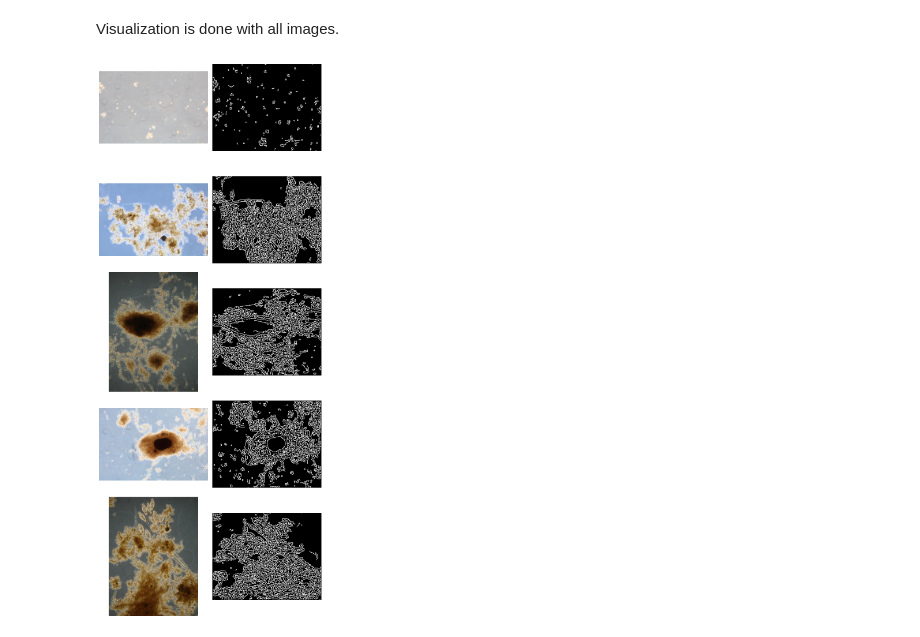
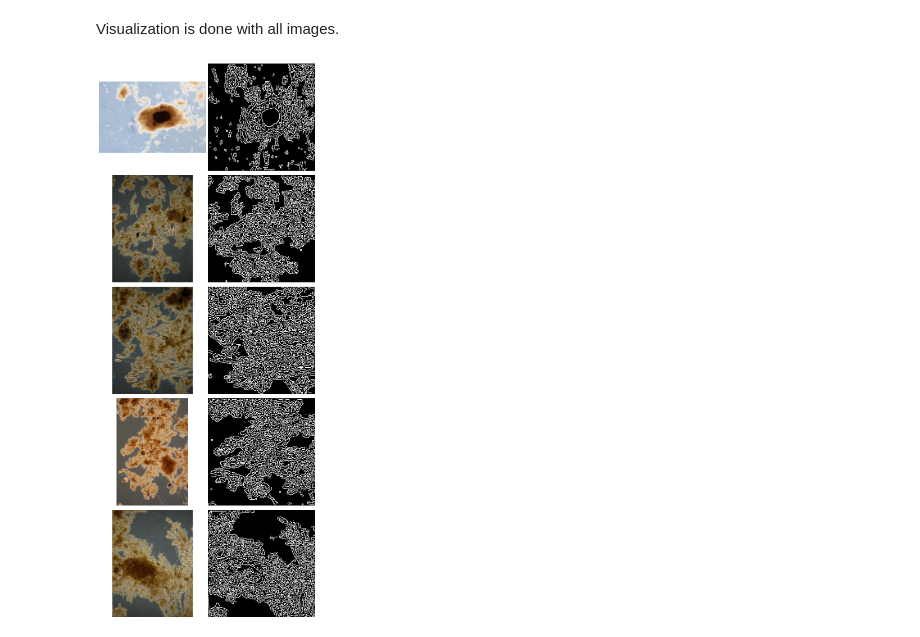
Before and after one commit to LoesVerhaeghe/simple-image-dim-reduction, a Jupyter notebook: scripts/zurich/UMAP.ipynb, the cells around one changed output. Saved outputs shown, nothing was run; the diff lists cells and outputs as text; code cells hidden in the pictures.

Commit message:
optimized UMAP zurich

```diff
--- a/scripts/zurich/UMAP.ipynb
+++ b/scripts/zurich/UMAP.ipynb
@@ -11,12 +11,12 @@ Visualization is done with all images.
 # %%
 #Load and preprocess images (edge detection + flatten)
 image_folder = r'C:\Users\lover37\OneDrive - Université Laval\Documenten_Loes\data\data_plant_zurich\Mikroskopie_structured'
 TSS_file = r'C:\Users\lover37\OneDrive - Université Laval\Documenten_Loes\data\data_plant_zurich\SST_TSS.csv'
 TSS=pd.read_csv(TSS_file, index_col=0)
 
 all_img_paths, all_labels = extract_images_and_labels_zurich(image_folder, TSS, start_folder='2013-01-08', end_folder='2024-11-28')
 
-all_images_processed=preprocess_images_zurich(all_img_paths=all_img_paths, size=(250,200), method='edges', flatten=True, show_example=True)
+all_images_processed=preprocess_images_zurich(all_img_paths=all_img_paths, size=(200,200), method='edges', flatten=True, show_example=True)
 # %% [output]
-[figure, old version]
+[figure, new version]
 # %%
```
Also changed, not shown: parts of 7 cells of this notebook, 1 other file.
